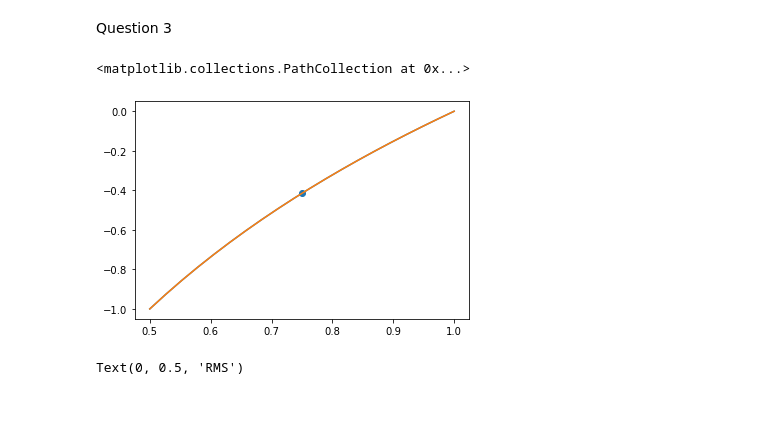
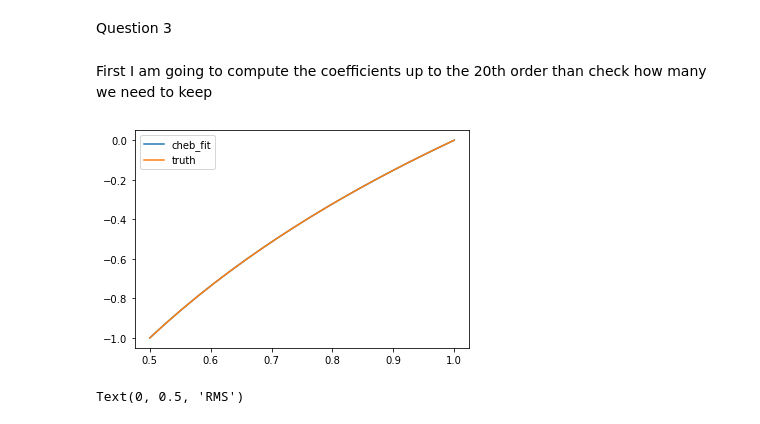
Before and after one commit to n-desjardins/phys512-2022, a Jupyter notebook: PSET2/pset2_notebook.ipynb, the cells around one changed output. Drawn from its saved outputs; the diff is of its cells as text; code cells hidden in the pictures.

```diff
--- a/PSET2/pset2_notebook.ipynb
+++ b/PSET2/pset2_notebook.ipynb
@@ -81,28 +81,46 @@ plt.legend()
 [figure]
 # %% [markdown]
 Question 3
+# %% [markdown]
+First I am going to compute the coefficients up to the 20th order than check how many we need to keep
 # %%
+from cProfile import label
 
-n=20
-x=np.linspace(-1,1,n)
-mat=np.polynomial.chebyshev.chebvander(x,n-1)
-fun=np.log2
-xx = np.linspace(0.5,1,n)
-y=fun(xx)
-fitp=np.linalg.inv(mat)@y
-fitp_use=fitp.copy()
-nuse=6
-fitp_use[nuse:]=0 #zero out all coefficients pass the ones we want
-pred=mat@fitp_use
 
-def range_mapping(x):
-    return 0.25*x+0.75
+def cheb_fitting(nuse, plot=False):
+    # order
+    n=20
 
-plt.plot(xx,pred)
-plt.plot(xx, y)
-test = 0
-plt.scatter(range_mapping(test), np.polynomial.chebyshev.chebvander(test,n-1)@fitp_use)
+    # x in cheb space
+    x=np.linspace(-1,1,n)
+
+    # Vandermonde matrix
+    mat=np.polynomial.chebyshev.chebvander(x,n-1)
+
+    # settting function
+    fun=np.log2
+
+    # evaluating function in log2 space
+    xx = np.linspace(0.5,1,n)
+    y=fun(xx)
+
+    #Fitting for coefficients and keeping only "nuse" number of coeefficient
+    fitp=np.linalg.inv(mat)@y
+    fitp_use=fitp.copy()
+    fitp_use[nuse:]=0 #zero out all coefficients pass the ones we want
+    pred=mat@fitp_use
+
+    #mapping from cheb space to log2 space
+    def range_mapping(x):
+        return 0.25*x+0.75
+    if plot == True:
+        plt.plot(xx,pred, label="cheb_fit")
+        plt.plot(xx, y, label="truth")
+        plt.legend()
+
+    return fitp_use, xx, pred-y
-# %% [output]
-<matplotlib.collections.PathCollection at 0x...>
-[figure, removed]
+# %%
+fit6 = cheb_fitting(6, plot=True)
+# %% [output]
+[figure, added]
 # %%
```
Also changed, not shown: parts of 6 cells of this notebook, 8 other files.
